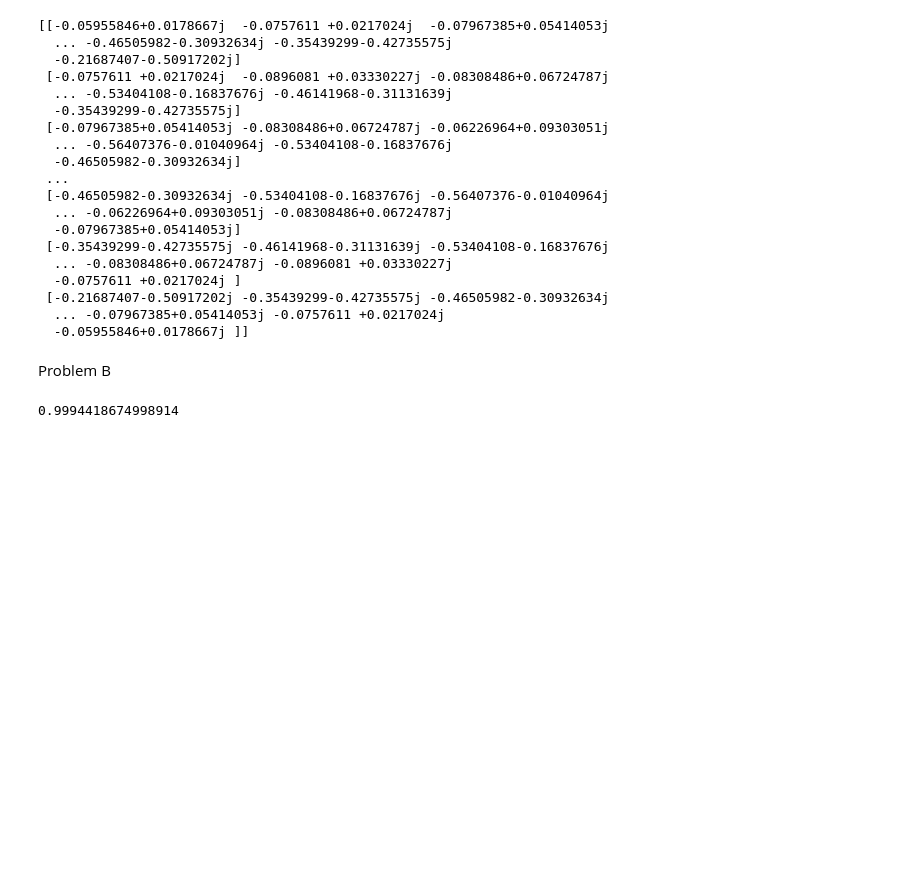
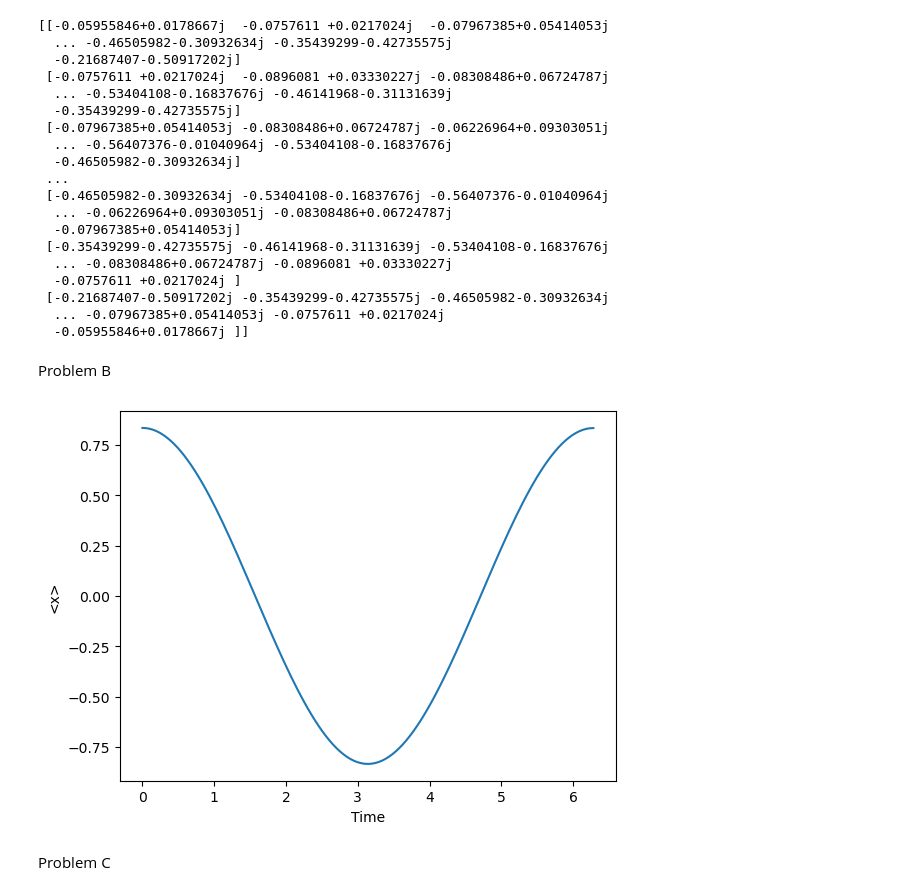
Before and after one commit to kany-e/phys142_kye, a Jupyter notebook: assignments/PHYS142_HW1.ipynb, the cells around one changed output. Drawn from its saved outputs; the diff is of its cells as text; code cells hidden in the pictures; blank space fills up the shorter version.

Commit message:
Problem C

```diff
--- a/assignments/PHYS142_HW1.ipynb
+++ b/assignments/PHYS142_HW1.ipynb
@@ -3,6 +3,7 @@ TSN = 200157867
 d = 67
 alpha = 2
 s = 8
+h_bar, m, omega = 1, 1, 1
 # %%
 x_start = ((-1)**s)*(0.5+67/200)
 print(x_start)
@@ -66,16 +67,35 @@ def phi0 (x): #define wave-function of the electrons)
     phi0 = C * np.e ** exp
     return phi0
 
+#find the initial wavefunction at each electron location
+#and record each electron location
+
 inidense = np.zeros((601), dtype=np.complex128)
+x_pos = np.zeros((601), dtype=np.complex128)
 for i in range (601):
     x_e = -4 + i * deltax
     inidense[i] = phi0(x_e)
-
-K_T = np.linalg.matrix_power(deltax * K_eps, 128) / deltax
-finaldense = deltax * K_T @ inidense
-
-x_expected =
+    x_pos[i] = x_e
 # %%
-print(deltax * np.sum(np.abs(finaldense)**2))
+#initialize needed arrays for plotting
+time = np.linspace(0, 2 * np.pi, 129)
+ntdense = inidense.copy()
+x_exp = np.zeros((129), dtype = np.float64)
-# %% [output]
-0.9994418674998914
+# %%
+#graph, evolve wavefunction one time step per loop
+
+for n in range (129):
+    #at t=n+1 timestep, expected value of x
+    x_exp[n] = sum(deltax * x_pos * (np.abs(ntdense) ** 2))
+
+    #propagated wavefunction by one timestep
+    ntdense = deltax * K_eps @ ntdense
+# %%
+plt.plot(time, x_exp)
+plt.xlabel("Time")
+plt.ylabel("<x>")
+plt.show()
+# %% [output]
+[figure, added]
+# %% [markdown]
+Problem C
```
Also changed, not shown: parts of 5 cells of this notebook.
